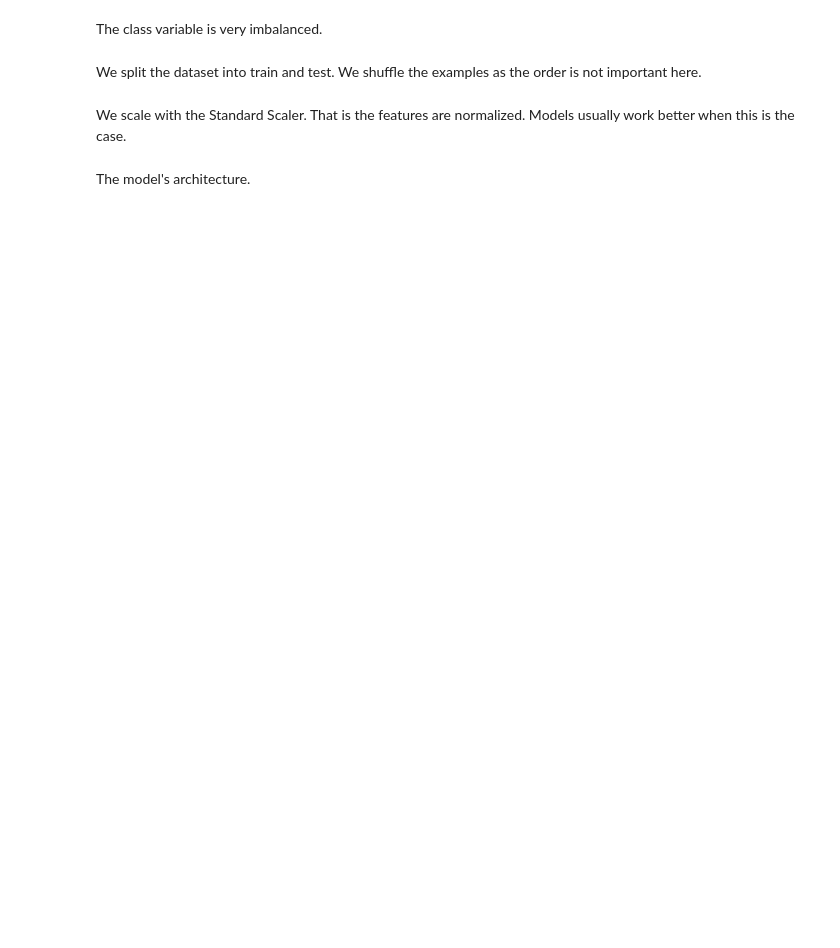
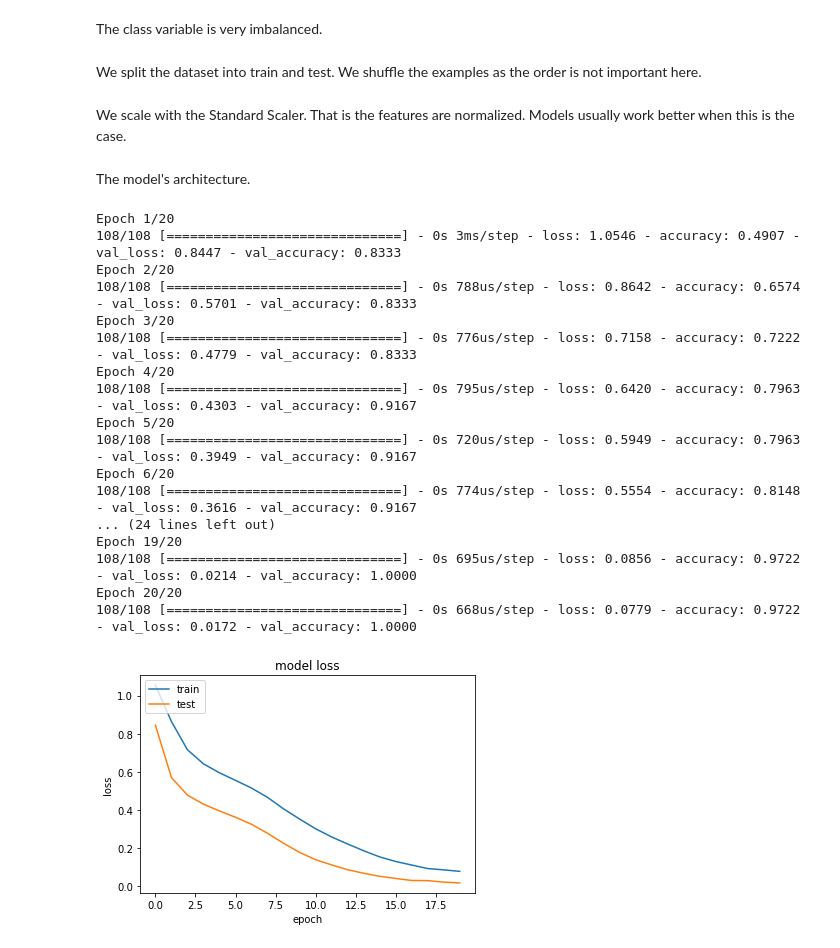
Before and after one commit to BorutFlis/Scripts, a Jupyter notebook: RNN - Multiclass Grid Search.ipynb, the cells around one changed output. Cells and saved outputs as stored; diff of their text form; code cells hidden in the pictures; blank space fills up the shorter version.

```diff
--- a/RNN - Multiclass Grid Search.ipynb
+++ b/RNN - Multiclass Grid Search.ipynb
@@ -51,3 +60,37 @@ def create_model(optimizer="sgd"):
         metrics=['accuracy']
     )
     return model
+# %%
+from sklearn.model_selection import train_test_split
+
+X_train, X_test, y_train, y_test = train_test_split(X, y, train_size=0.8, stratify=y)
+
+model = create_model()
+history = model.fit(X_train, y_train, validation_split=0.1, batch_size=1, epochs=20)
+
+plt.plot(history.history['loss'])
+plt.plot(history.history['val_loss'])
+plt.title('model loss')
+plt.ylabel('loss')
+plt.xlabel('epoch')
+plt.legend(['train', 'test'], loc='upper left')
+plt.show()
+# %% [output]
+Epoch 1/20
+108/108 [==============================] - 0s 3ms/step - loss: 1.0546 - accuracy: 0.4907 - val_loss: 0.8447 - val_accuracy: 0.8333
+Epoch 2/20
+108/108 [==============================] - 0s 788us/step - loss: 0.8642 - accuracy: 0.6574 - val_loss: 0.5701 - val_accuracy: 0.8333
+Epoch 3/20
+108/108 [==============================] - 0s 776us/step - loss: 0.7158 - accuracy: 0.7222 - val_loss: 0.4779 - val_accuracy: 0.8333
+Epoch 4/20
+108/108 [==============================] - 0s 795us/step - loss: 0.6420 - accuracy: 0.7963 - val_loss: 0.4303 - val_accuracy: 0.9167
+Epoch 5/20
+108/108 [==============================] - 0s 720us/step - loss: 0.5949 - accuracy: 0.7963 - val_loss: 0.3949 - val_accuracy: 0.9167
+Epoch 6/20
+108/108 [==============================] - 0s 774us/step - loss: 0.5554 - accuracy: 0.8148 - val_loss: 0.3616 - val_accuracy: 0.9167
+... (24 lines left out)
+Epoch 19/20
+108/108 [==============================] - 0s 695us/step - loss: 0.0856 - accuracy: 0.9722 - val_loss: 0.0214 - val_accuracy: 1.0000
+Epoch 20/20
+108/108 [==============================] - 0s 668us/step - loss: 0.0779 - accuracy: 0.9722 - val_loss: 0.0172 - val_accuracy: 1.0000
+[figure, added]
```
Also changed, not shown: parts of 11 cells of this notebook.
